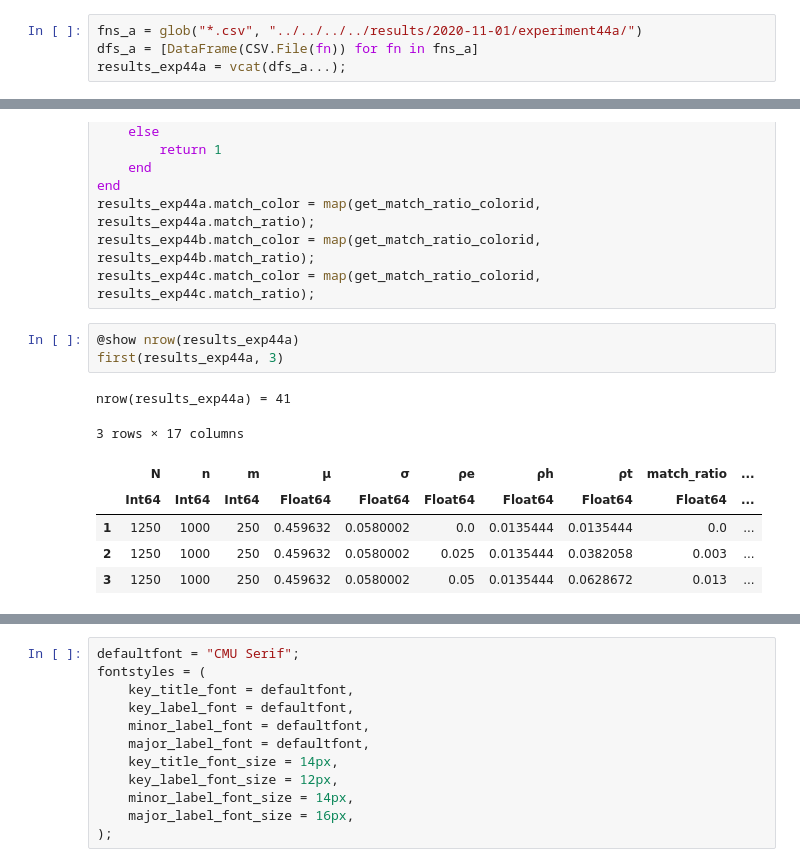
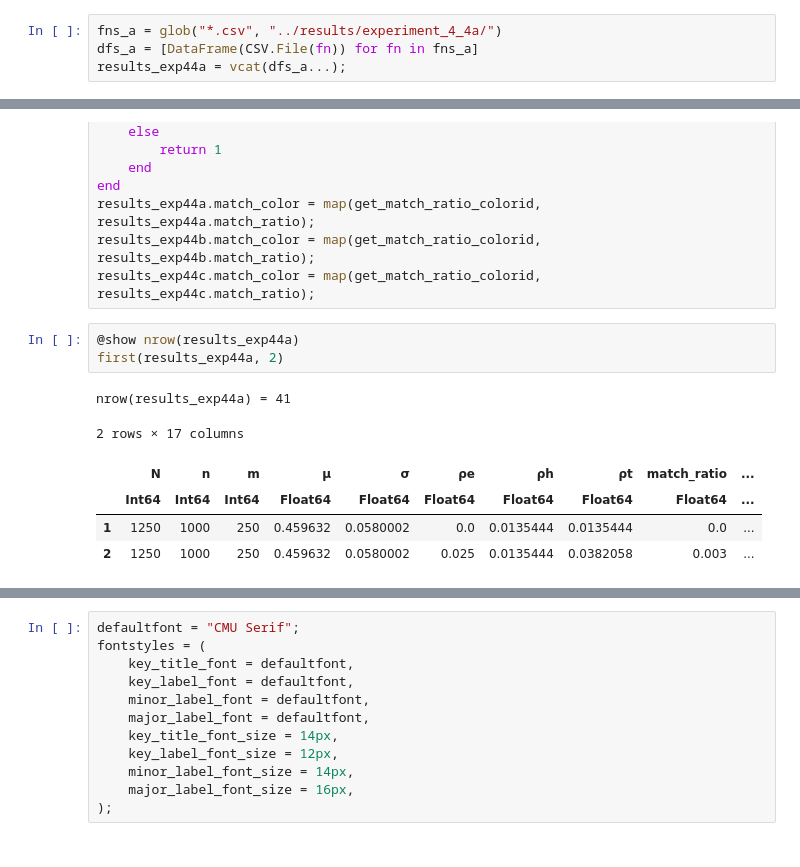
Before and after one commit to flixpar/phantom-alignment-strength, a Jupyter notebook: experiment_4_4/experiment44.ipynb, the cells around one changed output, grey strips where cells are left out. Drawn from its saved outputs; the diff is of its cells as text.

```diff
--- a/experiment_4_4/experiment44.ipynb
+++ b/experiment_4_4/experiment44.ipynb
@@ -16,5 +17,5 @@ ENV["COLUMNS"] = 1000;
 # %%
-fns_a = glob("*.csv", "../../../../results/2020-11-01/experiment44a/")
+fns_a = glob("*.csv", "../results/experiment_4_4a/")
 dfs_a = [DataFrame(CSV.File(fn)) for fn in fns_a]
 results_exp44a = vcat(dfs_a...);
 # %%
@@ -42,12 +43,11 @@ results_exp44b.match_color = map(get_match_ratio_colorid, results_exp44b.match_r
 results_exp44c.match_color = map(get_match_ratio_colorid, results_exp44c.match_ratio);
 # %%
 @show nrow(results_exp44a)
-first(results_exp44a, 3)
+first(results_exp44a, 2)
 # %% [output]
 nrow(results_exp44a) = 41
-3 rows × 17 columns
+2 rows × 17 columns
 |  | N | n | m | μ | σ | ρe | ρh | ρt | match_ratio | ... |
 |  | Int64 | Int64 | Int64 | Float64 | Float64 | Float64 | Float64 | Float64 | Float64 | ... |
 | 1 | 1250 | 1000 | 250 | 0.459632 | 0.0580002 | 0.0 | 0.0135444 | 0.0135444 | 0.0 | ... |
 | 2 | 1250 | 1000 | 250 | 0.459632 | 0.0580002 | 0.025 | 0.0135444 | 0.0382058 | 0.003 | ... |
-| 3 | 1250 | 1000 | 250 | 0.459632 | 0.0580002 | 0.05 | 0.0135444 | 0.0628672 | 0.013 | ... |
```
Also changed, not shown: parts of 19 cells of this notebook.
